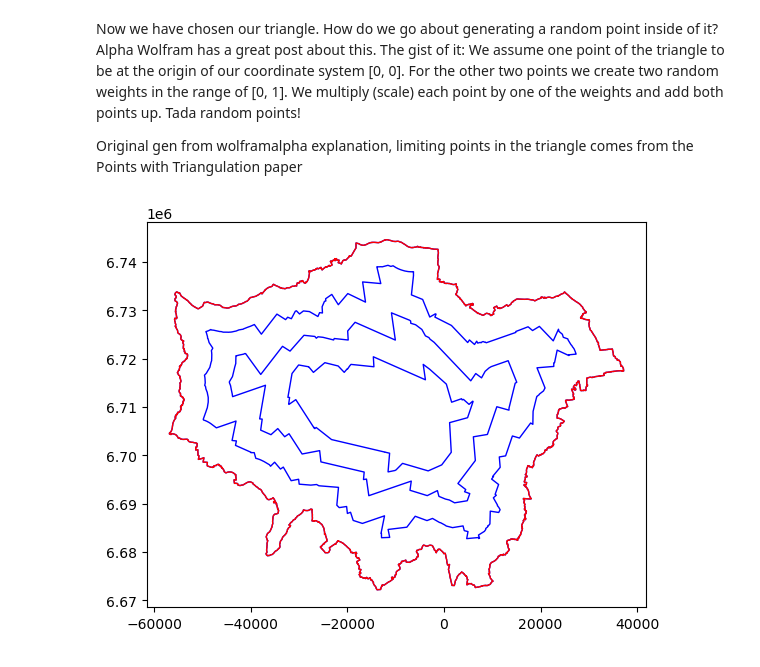
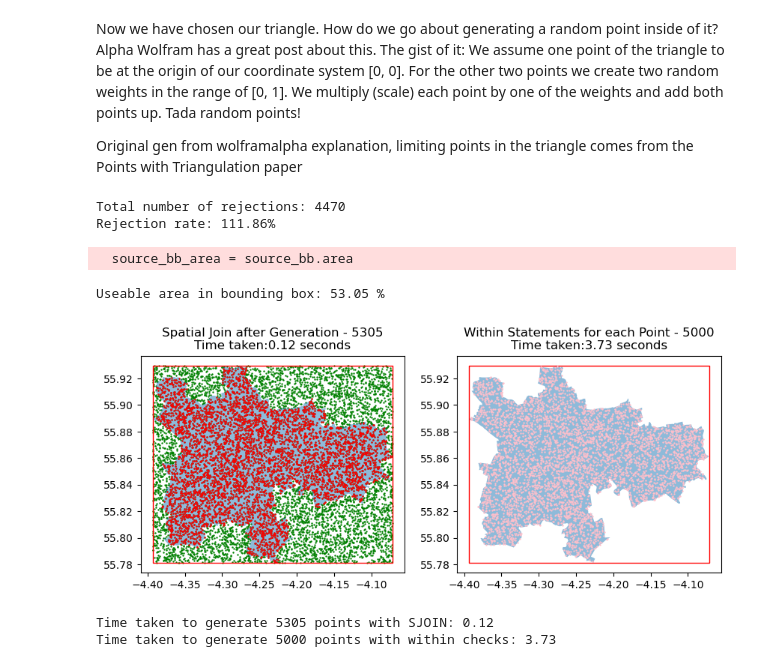
Before and after one commit to paddeaux/radian, a Jupyter notebook: triangulation.ipynb, the cells around one changed output. Saved outputs shown, nothing was run; the diff lists cells and outputs as text; code cells hidden in the pictures.

```diff
--- a/triangulation.ipynb
+++ b/triangulation.ipynb
@@ -162,31 +162,39 @@ def bounding_ratio(file_dir, points):
     # generating points with the within function at each generation
     every_start = time.time()
     source_points_every = points_in_poly_check(source_poly['geometry'][0], points)
     every_end = time.time()
 
     source_poly_area = source_poly['geometry'][0].area
     source_bb_area = source_bb.area
 
     print(f"Useable area in bounding box: {round((source_poly_area / source_bb_area[0])*100, 2)} %")
 
     fig, ax = plt.subplots(1,2, figsize=(10,5))
 
     source_bb_points.plot(ax=ax[0], color='green', markersize=0.5)
 
     for x in ax:
         source_poly.plot(ax=x, alpha=0.5)
         source_bb.plot(ax=x, facecolor='none', edgecolor='red')
 
 
     source_points_sjoin.plot(ax=ax[0], color='red', markersize=0.5)
     source_points_every.plot(ax=ax[1], color='pink', markersize=0.5)
     ax[0].set_title(f'Spatial Join after Generation - {len(source_points_sjoin)}\nTime taken:{round(one_join_end - one_join_start, 2)} seconds')
     ax[1].set_title(f'Within Statements for each Point - {len(source_points_every)}\nTime taken:{round(every_end - every_start, 2)} seconds')
 
 
     plt.show()
 
     print(f"Time taken to generate {len(source_points_sjoin)} points with SJOIN: {round(one_join_end - one_join_start, 2)}")
     print(f"Time taken to generate {len(source_points_every)} points with within checks: {round(every_end - every_start, 2)}")
+
+bounding_ratio("scenarios/glasgow/glasgow.geojson", 5000)
 # %% [output]
+Total number of rejections: 4470
+Rejection rate: 111.86%
+  source_bb_area = source_bb.area
+Useable area in bounding box: 53.05 %
-[figure, old version]
+[figure, new version]
+Time taken to generate 5305 points with SJOIN: 0.12
+Time taken to generate 5000 points with within checks: 3.73
```
Also changed, not shown: 5 other files.
